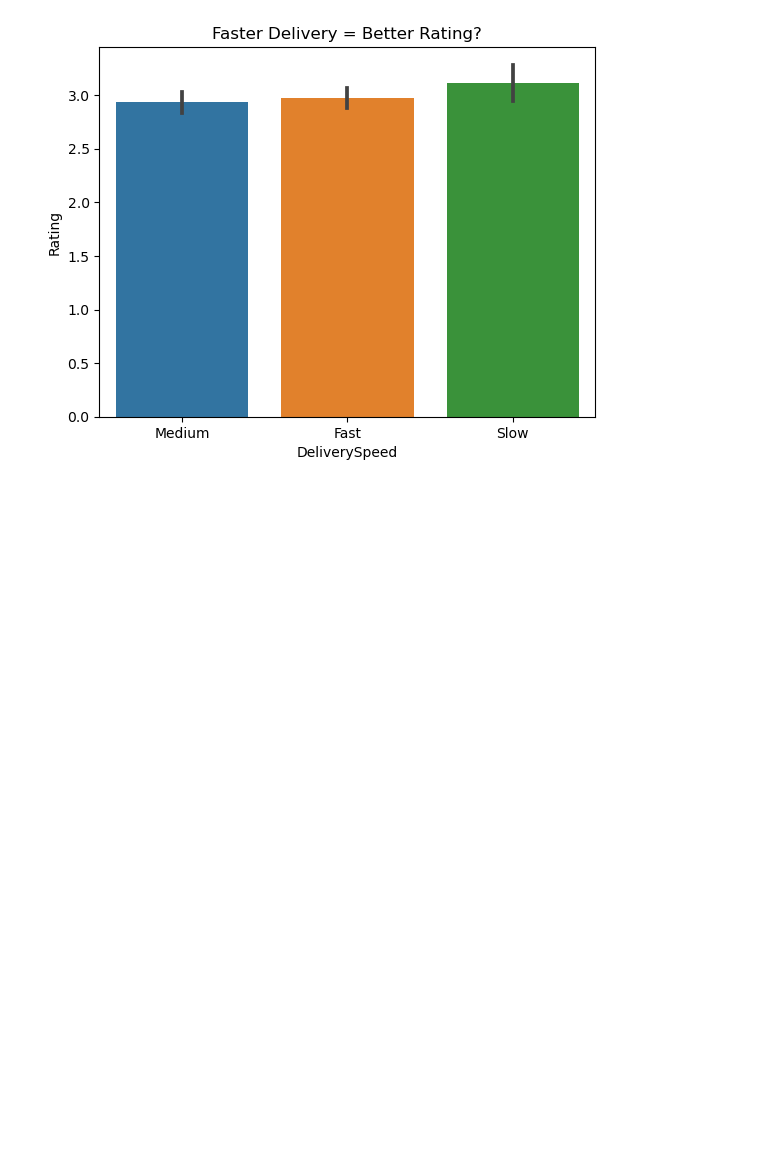
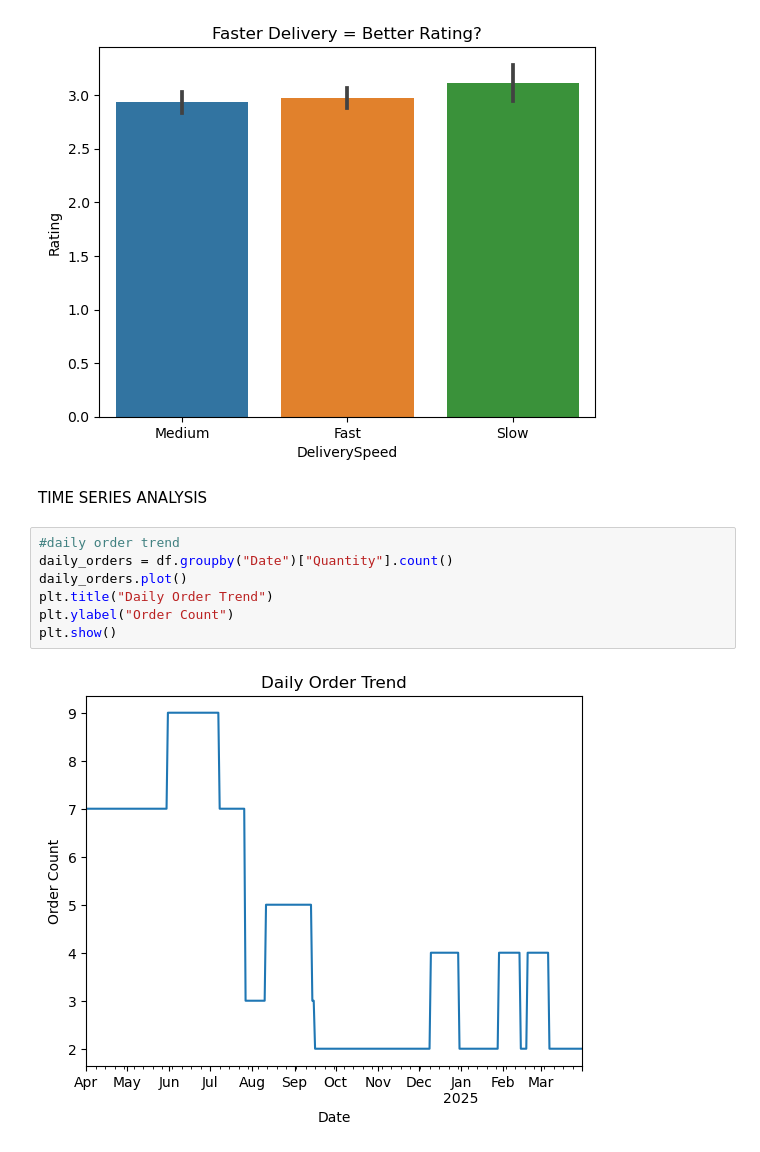
Before and after one commit to palak-verma-0309/Zepto_blinkit-data-analysis, a Jupyter notebook: analysis.ipynb, the cells around one changed output. Drawn from its saved outputs; the diff is of its cells as text; blank space fills up the shorter version.

Commit message:
TIME SERIES ANALYSIS

```diff
--- a/analysis.ipynb
+++ b/analysis.ipynb
@@ -285,3 +285,14 @@ Medium    2.931783
 Slow      3.115226
 Name: Rating, dtype: float64
 [figure]
+# %% [markdown]
+TIME SERIES ANALYSIS
+# %%
+#daily order trend
+daily_orders = df.groupby("Date")["Quantity"].count()
+daily_orders.plot()
+plt.title("Daily Order Trend")
+plt.ylabel("Order Count")
+plt.show()
+# %% [output]
+[figure, added]
```
Also changed, not shown: parts of 4 cells of this notebook.
